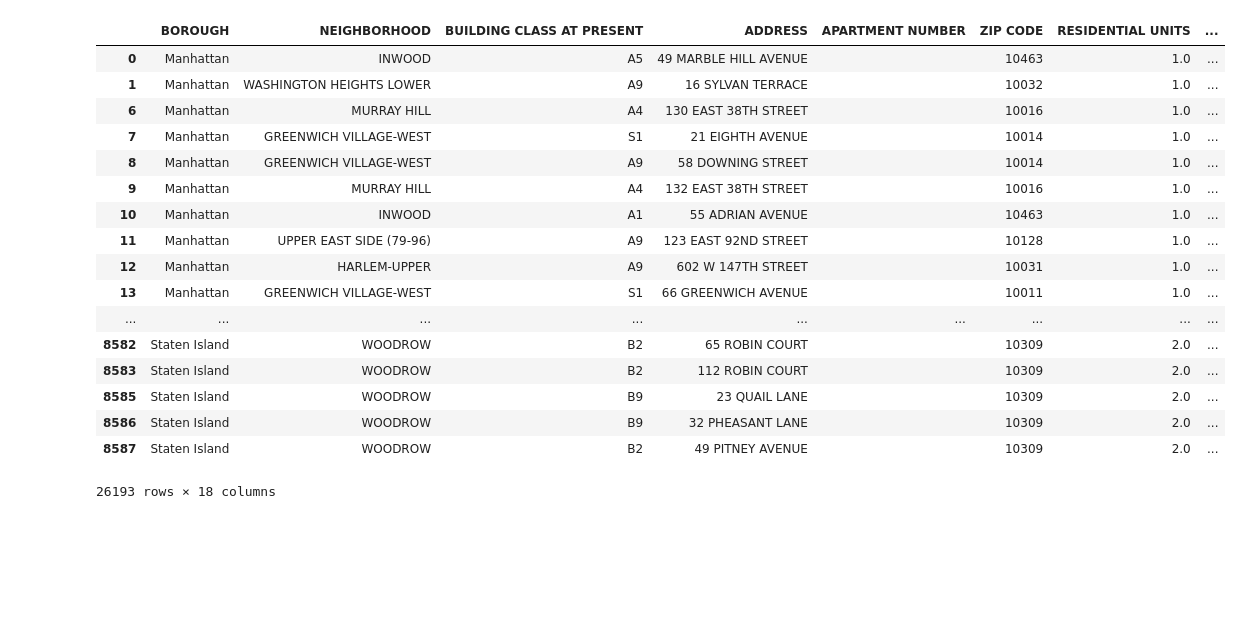
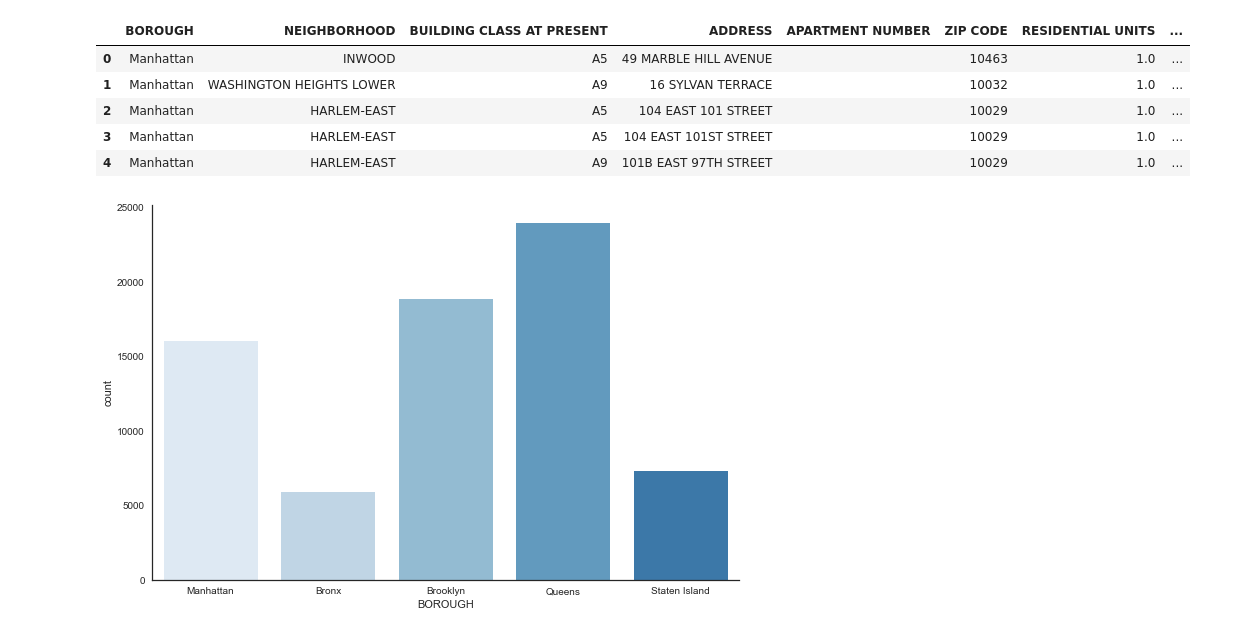
Before and after one commit to emilynassi/NYCHousingData, a Jupyter notebook: Untitled.ipynb, the cells around one changed output. Saved outputs shown, nothing was run; the diff lists cells and outputs as text; code cells hidden in the pictures; blank space fills up the shorter version.

```diff
--- a/Untitled.ipynb
+++ b/Untitled.ipynb
@@ -22,15 +22,14 @@ staten_island_pd = pd.read_csv(file_five)
 sales_df = pd.concat([manhattan_pd, bronx_pd, brooklyn_pd, queens_pd, staten_island_pd])
 
 #Clean missing rows, change Borough numbers to names and sort out residential buildings
-sales_df = sales_df.replace('-', np.nan).dropna()
 sales_df['BOROUGH'] = sales_df['BOROUGH'].map({1:'Manhattan', 2:'Bronx', 3:'Brooklyn', 4:'Queens', 5:'Staten Island'})
 sales_df['BUILDING CLASS'], sales_df['CATEGORY'] = sales_df['BUILDING CLASS CATEGORY'].str.split(' ', 1).str
 del (sales_df['BUILDING CLASS CATEGORY'], sales_df['BLOCK'], sales_df['LOT'],  sales_df['EASE-MENT'],  sales_df['TAX CLASS AT PRESENT'],
      sales_df['TAX CLASS AT TIME OF SALE'])
-sales_df = sales_df.replace('-', np.nan).dropna()
+sales_df = sales_df.replace('-', np.nan).dropna(thresh=7)
 sales_df = sales_df[~sales_df['BUILDING CLASS'].isin(['11A'])]
 sales_df[['BUILDING CLASS']] = sales_df[['BUILDING CLASS']].apply(pd.to_numeric)
-
+sales_df[' SALE PRICE '] = pd.to_numeric(sales_df[' SALE PRICE '])
 #Use Loop to sort out residential buildings
 
 # Create a list to store the data
@@ -42,46 +41,34 @@ for row in sales_df['BUILDING CLASS']:
         sale_type.append('Residential Sale')
     elif row == 6:
         sale_type.append('Residential Sale')
     elif row == 9:
         sale_type.append('Residential Sale')
     elif row == 10:
         sale_type.append('Residential Sale')
     elif row == 12:
         sale_type.append('Residential Sale')
     elif row == 13:
         sale_type.append('Residential Sale')
     elif row == 15:
         sale_type.append('Residential Sale')
     elif row == 16:
         sale_type.append('Residential Sale')
     elif row == 17:
         sale_type.append('Residential Sale')
     else:
         # Append Other
         sale_type.append('Other')
 
 # Create a column from the list
 sales_df['sale_type'] = sale_type
 
 sales_df = sales_df[~sales_df['sale_type'].isin(['Other'])]
 
-sales_df
+sales_df.head()
 # %% [output]
 |  | BOROUGH | NEIGHBORHOOD | BUILDING CLASS AT PRESENT | ADDRESS | APARTMENT NUMBER | ZIP CODE | RESIDENTIAL UNITS | ... |
 | 0 | Manhattan | INWOOD | A5 | 49 MARBLE HILL AVENUE |  | 10463 | 1.0 | ... |
 | 1 | Manhattan | WASHINGTON HEIGHTS LOWER | A9 | 16 SYLVAN TERRACE |  | 10032 | 1.0 | ... |
-| 6 | Manhattan | MURRAY HILL | A4 | 130 EAST 38TH STREET |  | 10016 | 1.0 | ... |
-| 7 | Manhattan | GREENWICH VILLAGE-WEST | S1 | 21 EIGHTH AVENUE |  | 10014 | 1.0 | ... |
-| 8 | Manhattan | GREENWICH VILLAGE-WEST | A9 | 58 DOWNING STREET |  | 10014 | 1.0 | ... |
-| 9 | Manhattan | MURRAY HILL | A4 | 132 EAST 38TH STREET |  | 10016 | 1.0 | ... |
-| 10 | Manhattan | INWOOD | A1 | 55 ADRIAN AVENUE |  | 10463 | 1.0 | ... |
-| 11 | Manhattan | UPPER EAST SIDE (79-96) | A9 | 123 EAST 92ND STREET |  | 10128 | 1.0 | ... |
-| 12 | Manhattan | HARLEM-UPPER | A9 | 602 W 147TH STREET |  | 10031 | 1.0 | ... |
-| 13 | Manhattan | GREENWICH VILLAGE-WEST | S1 | 66 GREENWICH AVENUE |  | 10011 | 1.0 | ... |
-| ... | ... | ... | ... | ... | ... | ... | ... | ... |
-| 8582 | Staten Island | WOODROW | B2 | 65 ROBIN COURT |  | 10309 | 2.0 | ... |
-| 8583 | Staten Island | WOODROW | B2 | 112 ROBIN COURT |  | 10309 | 2.0 | ... |
-| 8585 | Staten Island | WOODROW | B9 | 23 QUAIL LANE |  | 10309 | 2.0 | ... |
-| 8586 | Staten Island | WOODROW | B9 | 32 PHEASANT LANE |  | 10309 | 2.0 | ... |
-| 8587 | Staten Island | WOODROW | B2 | 49 PITNEY AVENUE |  | 10309 | 2.0 | ... |
+| 2 | Manhattan | HARLEM-EAST | A5 | 104 EAST 101 STREET |  | 10029 | 1.0 | ... |
+| 3 | Manhattan | HARLEM-EAST | A5 | 104 EAST 101ST STREET |  | 10029 | 1.0 | ... |
+| 4 | Manhattan | HARLEM-EAST | A9 | 101B EAST 97TH STREET |  | 10029 | 1.0 | ... |
-26193 rows × 18 columns
@@ -87,0 +84,14 @@ sales_df
+# %%
+#Sales Per Borough
+
+sns.set(style="white")
+colors = sns.color_palette("Blues")
+
+# Draw a count plot to show the number of planets discovered each year
+g = sns.factorplot(x="BOROUGH", data=sales_df, kind="count",
+                   palette=colors, size=6, aspect=1.5)
+g.set_xticklabels(step=1)
+
+plt.show()
+# %% [output]
+[figure, added]
```
Also changed, not shown: parts of 6 cells of this notebook, 1 other file.
